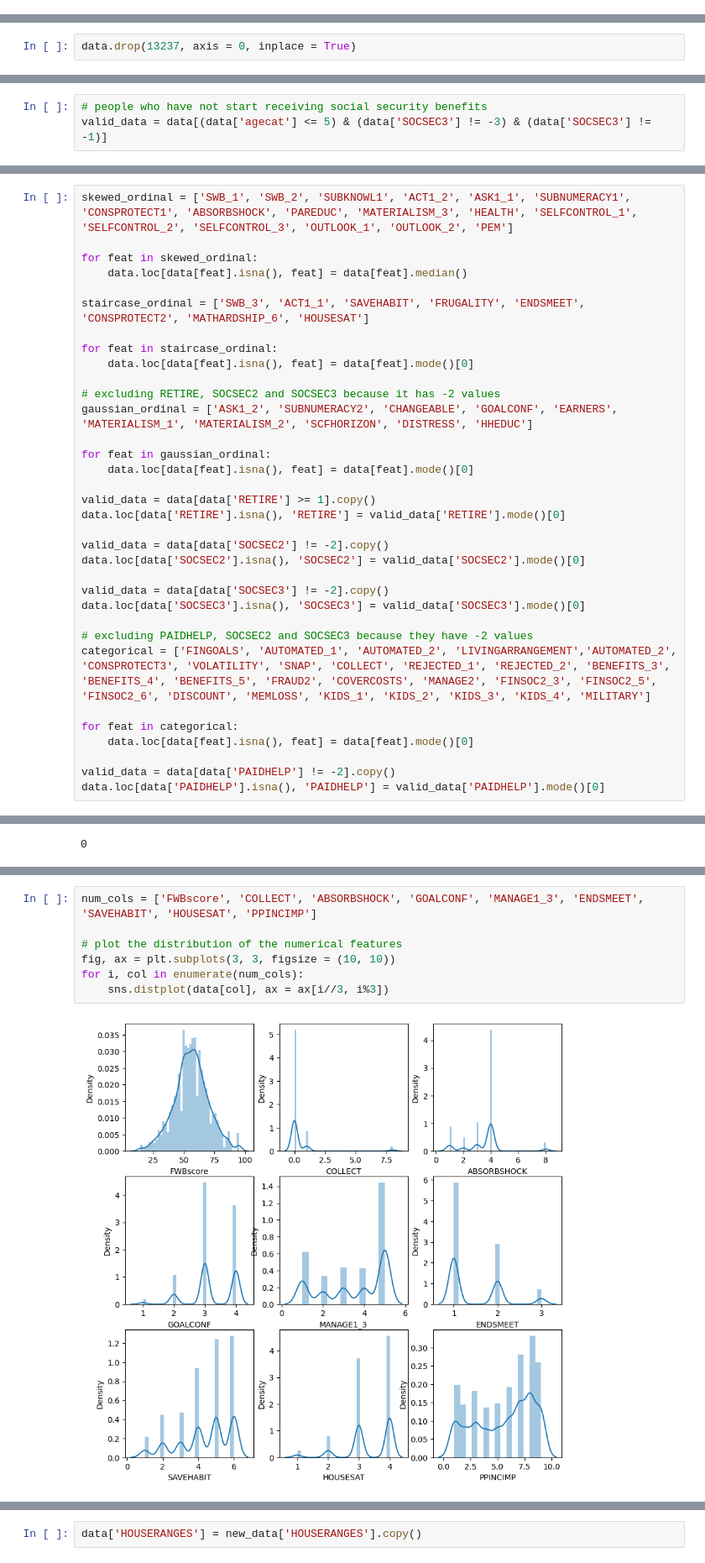
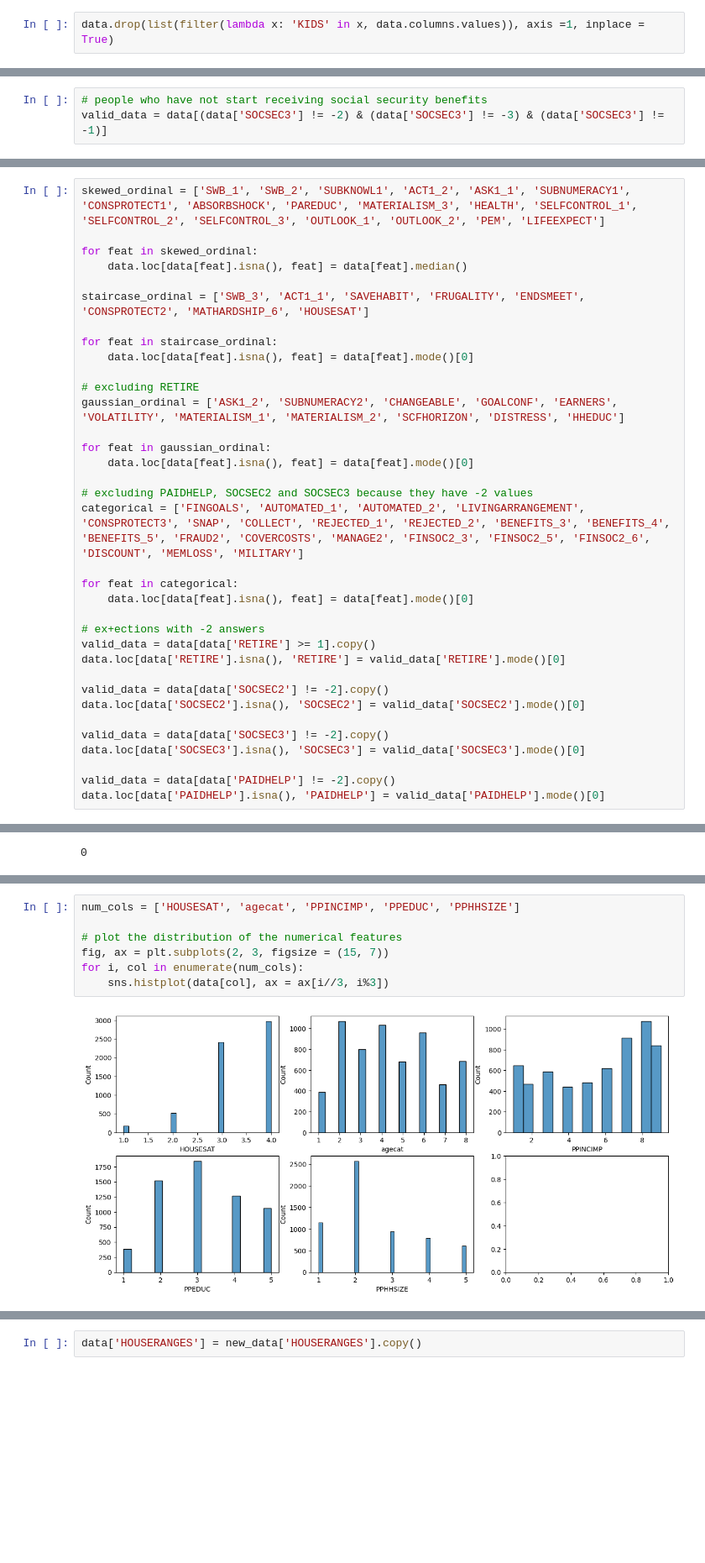
Before and after one commit to inesmcm26/ims_grant, a Jupyter notebook: preprocess.ipynb, the cells around one changed output, grey strips where cells are left out. Shown at 84% size. Cells and saved outputs as stored; diff of their text form; blank space fills up the shorter version.

```diff
--- a/preprocess.ipynb
+++ b/preprocess.ipynb
@@ -65,3 +63,5 @@ data.drop('Military_Status', axis = 1, inplace = True) # redundant with MILITARY
+# %%
+data.drop(list(filter(lambda x: 'KIDS' in x, data.columns.values)), axis =1, inplace = True)
 # %%
 data.head()
 # %% [output]
@@ -159,5 +147,3 @@ data[data['KIDS_2'] == -3]
-# %%
-data.drop(13237, axis = 0, inplace = True)
 # %% [markdown]
 SOCSEC2
 # %%
@@ -214,7 +188,7 @@ data.loc[data['SOCSEC3'] >= 61, 'agecat'].value_counts()
 Name: agecat, dtype: int64
 # %%
 # people who have not start receiving social security benefits
-valid_data = data[(data['agecat'] <= 5) & (data['SOCSEC3'] != -3) & (data['SOCSEC3'] != -1)]
+valid_data = data[(data['SOCSEC3'] != -2) & (data['SOCSEC3'] != -3) & (data['SOCSEC3'] != -1)]
 # %%
 data.loc[data['SOCSEC3'] == -3, 'SOCSEC3'] = valid_data['SOCSEC3'].mode()[0]
 # %%
@@ -430,7 +332,7 @@ data.loc[data['HOUSING'].isna(), ['HOUSING', 'VALUERANGES', 'MORTGAGE']] # 12 ob
 # %%
 data.drop(data[data['HOUSING'].isna()].index, axis = 0, inplace = True)
 # %%
-skewed_ordinal = ['SWB_1', 'SWB_2', 'SUBKNOWL1', 'ACT1_2', 'ASK1_1', 'SUBNUMERACY1', 'CONSPROTECT1', 'ABSORBSHOCK', 'PAREDUC', 'MATERIALISM_3', 'HEALTH', 'SELFCONTROL_1', 'SELFCONTROL_2', 'SELFCONTROL_3', 'OUTLOOK_1', 'OUTLOOK_2', 'PEM']
+skewed_ordinal = ['SWB_1', 'SWB_2', 'SUBKNOWL1', 'ACT1_2', 'ASK1_1', 'SUBNUMERACY1', 'CONSPROTECT1', 'ABSORBSHOCK', 'PAREDUC', 'MATERIALISM_3', 'HEALTH', 'SELFCONTROL_1', 'SELFCONTROL_2', 'SELFCONTROL_3', 'OUTLOOK_1', 'OUTLOOK_2', 'PEM', 'LIFEEXPECT']
 
 for feat in skewed_ordinal:
     data.loc[data[feat].isna(), feat] = data[feat].median()
@@ -440,12 +342,19 @@ staircase_ordinal = ['SWB_3', 'ACT1_1', 'SAVEHABIT', 'FRUGALITY', 'ENDSMEET', 'C
 for feat in staircase_ordinal:
     data.loc[data[feat].isna(), feat] = data[feat].mode()[0]
 
-# excluding RETIRE, SOCSEC2 and SOCSEC3 because it has -2 values
-gaussian_ordinal = ['ASK1_2', 'SUBNUMERACY2', 'CHANGEABLE', 'GOALCONF', 'EARNERS', 'MATERIALISM_1', 'MATERIALISM_2', 'SCFHORIZON', 'DISTRESS', 'HHEDUC']
+# excluding RETIRE
+gaussian_ordinal = ['ASK1_2', 'SUBNUMERACY2', 'CHANGEABLE', 'GOALCONF', 'EARNERS', 'VOLATILITY', 'MATERIALISM_1', 'MATERIALISM_2', 'SCFHORIZON', 'DISTRESS', 'HHEDUC']
 
 for feat in gaussian_ordinal:
     data.loc[data[feat].isna(), feat] = data[feat].mode()[0]
 
+# excluding PAIDHELP, SOCSEC2 and SOCSEC3 because they have -2 values
+categorical = ['FINGOALS', 'AUTOMATED_1', 'AUTOMATED_2', 'LIVINGARRANGEMENT', 'CONSPROTECT3', 'SNAP', 'COLLECT', 'REJECTED_1', 'REJECTED_2', 'BENEFITS_3', 'BENEFITS_4', 'BENEFITS_5', 'FRAUD2', 'COVERCOSTS', 'MANAGE2', 'FINSOC2_3', 'FINSOC2_5', 'FINSOC2_6', 'DISCOUNT', 'MEMLOSS', 'MILITARY']
+
+for feat in categorical:
+    data.loc[data[feat].isna(), feat] = data[feat].mode()[0]
+
+# ex+ections with -2 answers
 valid_data = data[data['RETIRE'] >= 1].copy()
 data.loc[data['RETIRE'].isna(), 'RETIRE'] = valid_data['RETIRE'].mode()[0]
 
@@ -455,12 +364,6 @@ data.loc[data['SOCSEC2'].isna(), 'SOCSEC2'] = valid_data['SOCSEC2'].mode()[0]
 valid_data = data[data['SOCSEC3'] != -2].copy()
 data.loc[data['SOCSEC3'].isna(), 'SOCSEC3'] = valid_data['SOCSEC3'].mode()[0]
 
-# excluding PAIDHELP, SOCSEC2 and SOCSEC3 because they have -2 values
-categorical = ['FINGOALS', 'AUTOMATED_1', 'AUTOMATED_2', 'LIVINGARRANGEMENT','AUTOMATED_2', 'CONSPROTECT3', 'VOLATILITY', 'SNAP', 'COLLECT', 'REJECTED_1', 'REJECTED_2', 'BENEFITS_3', 'BENEFITS_4', 'BENEFITS_5', 'FRAUD2', 'COVERCOSTS', 'MANAGE2', 'FINSOC2_3', 'FINSOC2_5', 'FINSOC2_6', 'DISCOUNT', 'MEMLOSS', 'KIDS_1', 'KIDS_2', 'KIDS_3', 'KIDS_4', 'MILITARY']
-
-for feat in categorical:
-    data.loc[data[feat].isna(), feat] = data[feat].mode()[0]
-
 valid_data = data[data['PAIDHELP'] != -2].copy()
 data.loc[data['PAIDHELP'].isna(), 'PAIDHELP'] = valid_data['PAIDHELP'].mode()[0]
 # %%
@@ -521,12 +416,12 @@ def distance(X, Y, missing_values = np.nan):
 # %%
-num_cols = ['FWBscore', 'COLLECT', 'ABSORBSHOCK', 'GOALCONF', 'MANAGE1_3', 'ENDSMEET', 'SAVEHABIT', 'HOUSESAT', 'PPINCIMP']
+num_cols = ['HOUSESAT', 'agecat', 'PPINCIMP', 'PPEDUC', 'PPHHSIZE']
 
 # plot the distribution of the numerical features
-fig, ax = plt.subplots(3, 3, figsize = (10, 10))
+fig, ax = plt.subplots(2, 3, figsize = (15, 7))
 for i, col in enumerate(num_cols):
-    sns.distplot(data[col], ax = ax[i//3, i%3])
+    sns.histplot(data[col], ax = ax[i//3, i%3])
 # %% [output]
-[figure, old version]
+[figure, new version]
 # %%
 imputer = KNNImputerMode(n_neighbors = 5, metric = distance)
 
```
Also changed, not shown: parts of 69 cells of this notebook, 1 other file.
